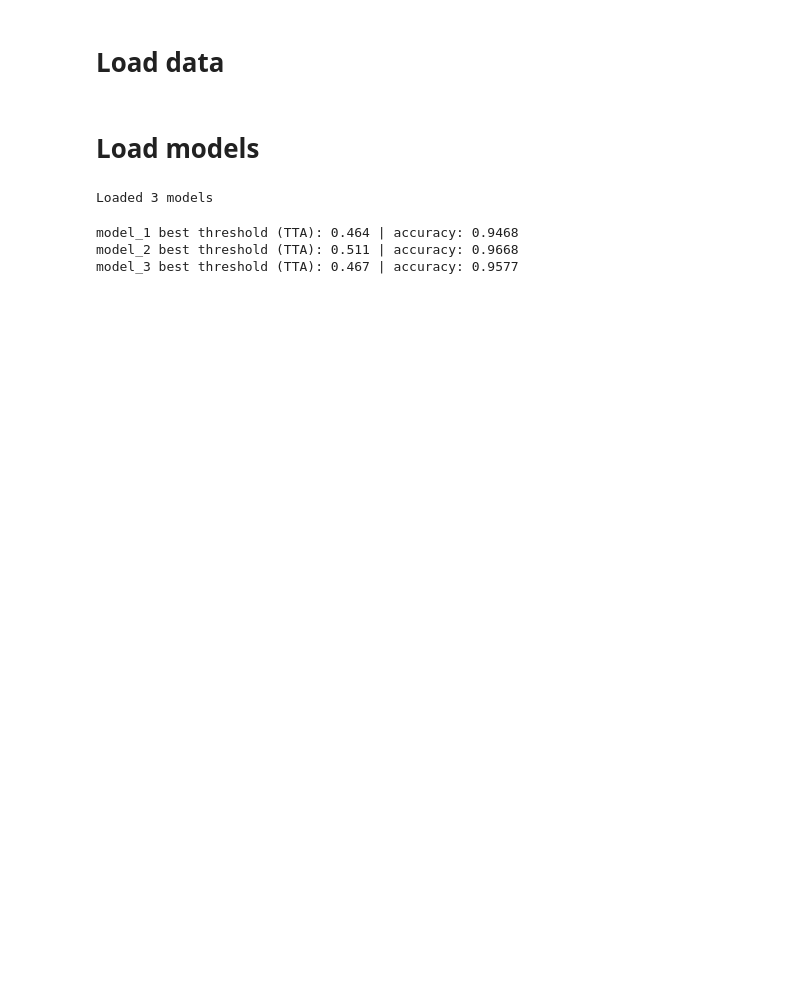
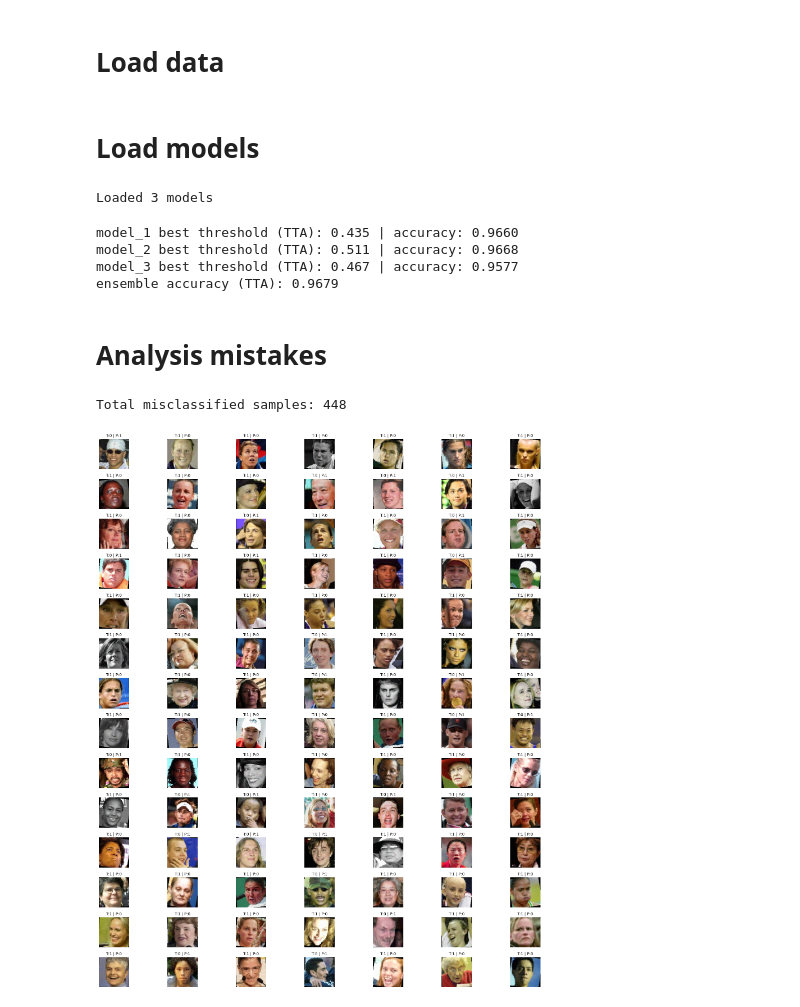
Before and after one commit to MiquelGomezCorral/VPC-Labs, a Jupyter notebook: notebooks/gender_prediction.ipynb, the cells around one changed output. Saved outputs shown, nothing was run; the diff lists cells and outputs as text; code cells hidden in the pictures; blank space fills up the shorter version.

Commit message:
random patches 97.39%

```diff
--- a/notebooks/gender_prediction.ipynb
+++ b/notebooks/gender_prediction.ipynb
@@ -50,9 +50,9 @@ from src.models import GenderModule
 
 
 top_models = [
-    "gender-seed=50-val_acc=0.9456.ckpt",
+    "gender-seed=50-jitter-val_acc=0.9660.ckpt",
     "gender-seed=66-val_acc=0.9641.ckpt",
-    "gender-seed=72-val_acc=0.9539.ckpt"
+    "gender-seed=42-mask-random-val_acc=0.9709.ckpt"
 ]
 
 loaded_models = []
@@ -149,6 +149,9 @@ for i, m in enumerate(loaded_models, start=1):
 ensemble_acc = evaluate_ensemble(loaded_models, test_loader, CONFIG.device)
 print(f"ensemble accuracy (TTA): {ensemble_acc:.4f}")
 # %% [output]
-model_1 best threshold (TTA): 0.464 | accuracy: 0.9468
+model_1 best threshold (TTA): 0.435 | accuracy: 0.9660
 model_2 best threshold (TTA): 0.511 | accuracy: 0.9668
 model_3 best threshold (TTA): 0.467 | accuracy: 0.9577
+ensemble accuracy (TTA): 0.9679
+# %% [markdown]
+# Analysis mistakes
@@ -154,0 +207,30 @@ model_3 best threshold (TTA): 0.467 | accuracy: 0.9577
+# %%
+
+print(f"Total misclassified samples: {len(wrong_images)}")
+
+n_rows, n_cols = 14, 7
+n_show = min(n_rows * n_cols, len(wrong_images))
+
+if n_show == 0:
+    print("No misclassified samples found.")
+else:
+    idx = torch.randperm(len(wrong_images))[:n_show]
+    fig, axes = plt.subplots(n_rows, n_cols, figsize=(18, 20))
+    axes = axes.flatten()
+
+    for i, ax in enumerate(axes):
+        if i < n_show:
+            img = _to_display_image(wrong_images[idx[i]])
+            true_label = int(wrong_labels[idx[i]].item())
+            pred_label = int(wrong_preds[idx[i]].item())
+            ax.imshow(img)
+            ax.set_title(f"T:{true_label} | P:{pred_label}", fontsize=10)
+            ax.axis("off")
+        else:
+            ax.axis("off")
+
+    plt.tight_layout()
+    plt.show()
+# %% [output]
+Total misclassified samples: 448
+[figure, added]
```
Also changed, not shown: parts of 2 cells of this notebook, 2 other files.
